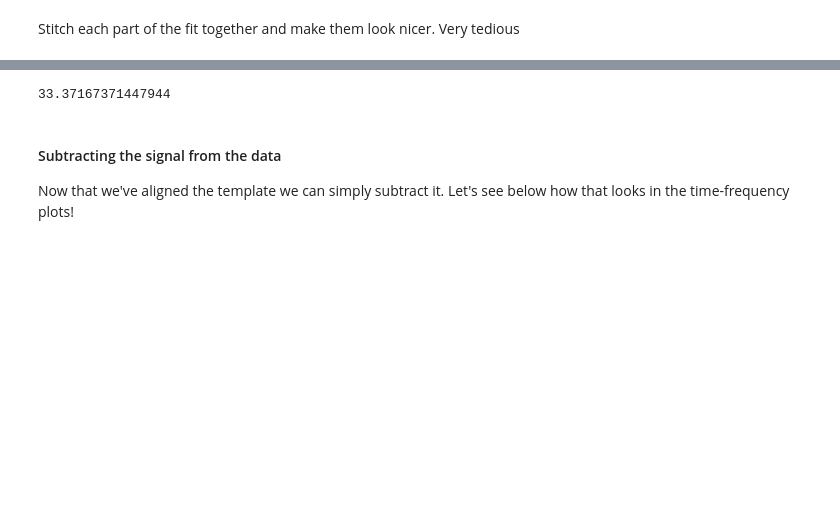
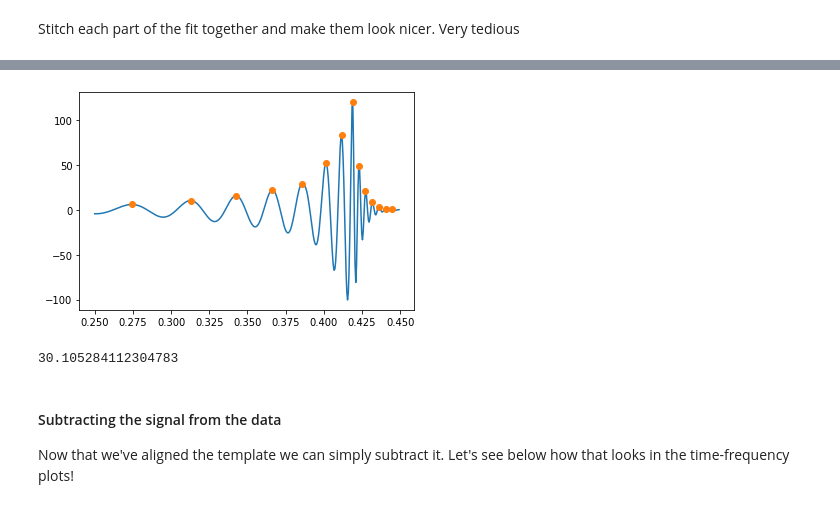
Before and after one commit to landonbuell/Buell-Dao-PHYS705-Fall2020, a Jupyter notebook: Tuto_2_2_Matched_Filtering_In_action-L1.ipynb, the cells around one changed output, grey strips where cells are left out. Saved outputs shown, nothing was run; the diff lists cells and outputs as text; code cells hidden in the pictures; blank space fills up the shorter version.

```diff
--- a/Tuto_2_2_Matched_Filtering_In_action-L1.ipynb
+++ b/Tuto_2_2_Matched_Filtering_In_action-L1.ipynb
@@ -523,0 +527,17 @@ Calculate the chirp mass
+# %%
+peaks = np.where((combined_fit[1:-1] > combined_fit[0:-2]) * (combined_fit[1:-1] > combined_fit[2:]))[0] + 1
+#dips = np.where((combined_fit[1:-1] < combined_fit[0:-2]) * (combined_fit[1:-1] < combined_fit[2:]))[0] + 1
+
+# The above makes a list of all indices where the value of y[i] is greater than both of its neighbours
+# It does not check the endpoints, which only have one neighbour each
+# The extra +1 at the end is necessary because where finds the indices within the slice y[1:-1],
+# not the full array y. The [0] is necessary because where returns a tuple of arrays, where the first element
+# is the array we want.
+
+plt.plot (x, combined_fit)
+plt.plot (x[peaks], combined_fit[peaks], 'o')
+#plt.plot (x[dips], combined_fit[dips], 'o')
+
+plt.show()
+# %% [output]
+[figure, added]
@@ -527,12 +561,9 @@ def chirpMass(f,fdot,c,G):
 
 c = 3.00e+8
 G = 6.674e-11
-dt = .42-.385
-f = 3.0/dt
-fdot = f/dt
-chirpMass(f,fdot,c,G)
+chirpMass(ave_f,ave_df,c,G)
 # %% [output]
-33.37167371447944
+30.105284112304783
 # %% [markdown]
 #### Subtracting the signal from the data
 
```
Also changed, not shown: parts of 7 cells of this notebook, 2 other files.
